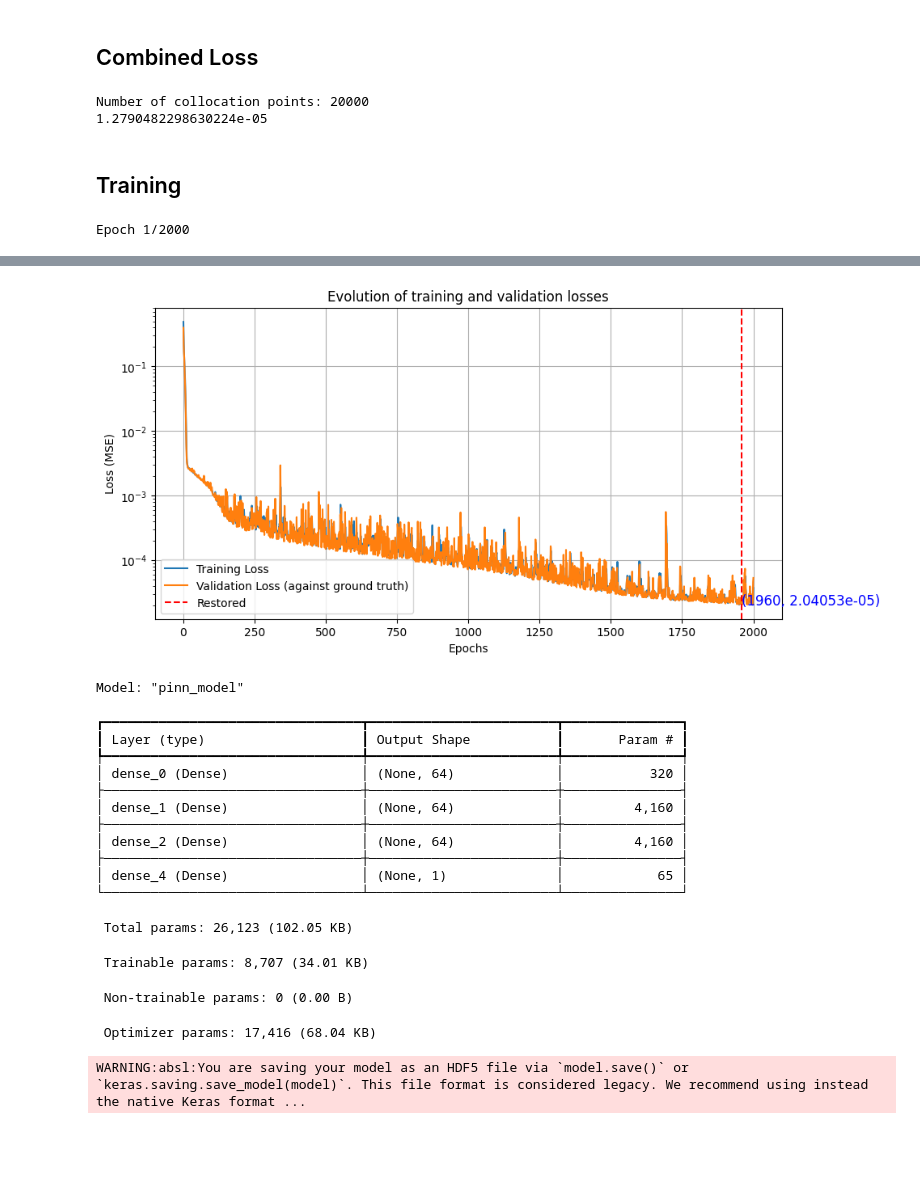
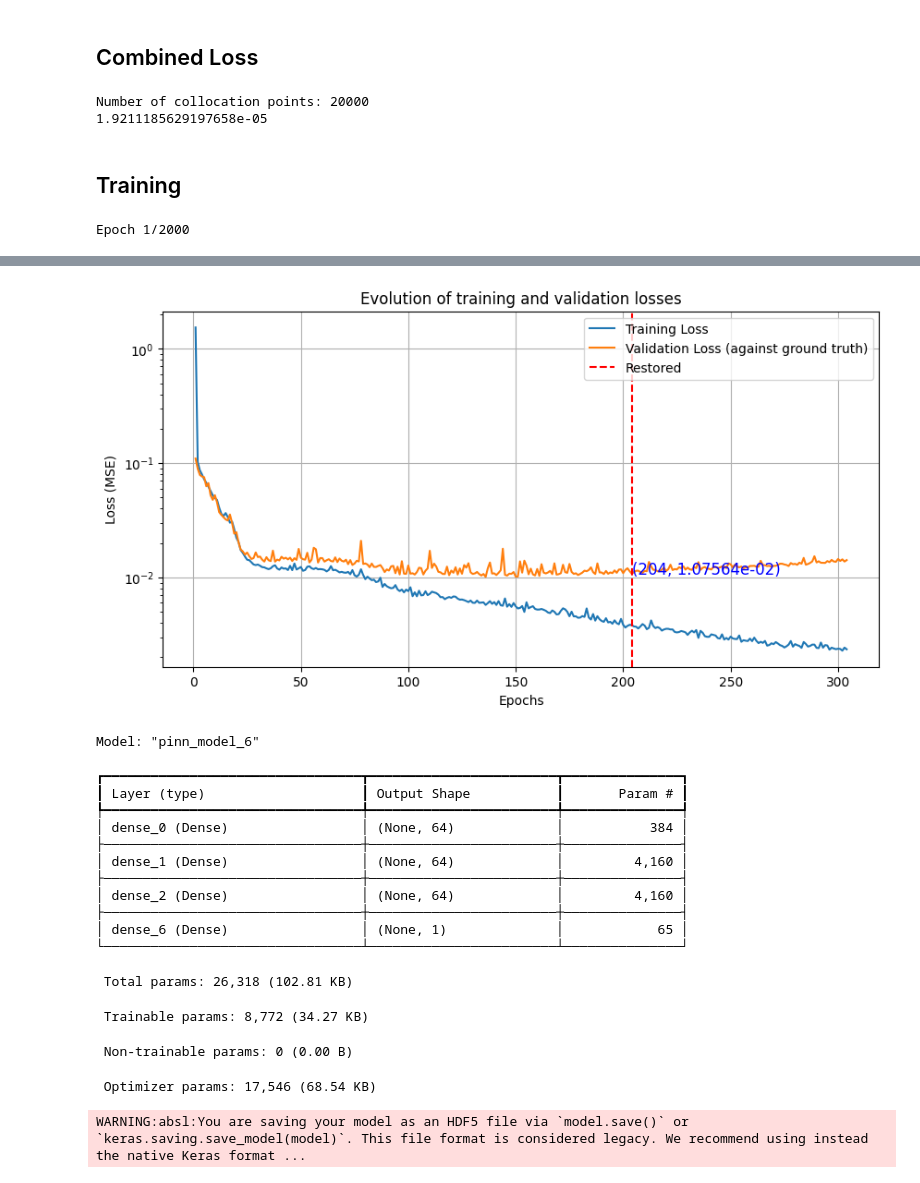
Before and after one commit to ZeArteaga/PINN-control-platooning, a Jupyter notebook: PINN.ipynb, the cells around one changed output, grey strips where cells are left out. Cells and saved outputs as stored; diff of their text form; code cells hidden in the pictures; blank space fills up the shorter version.

Commit message:
PINN ready to train. Trying to joint train constant vehicle params.

```diff
--- a/PINN.ipynb
+++ b/PINN.ipynb
@@ -369,17 +319,17 @@ MSE/RMSE for position: 2.13508e+03, 4.62069e+01
 # collocation points
 collocation_size = 20000
 print("Number of collocation points: " + str(collocation_size))
-#dimension size = 4 -> T x U x S (state: v, p)
-sampler = qmc.LatinHypercube(d=4)
+#dimension size -> ["t", "fv0_u", "fv0_v", "d_fv0_lv", "d*_fv0_lv"]
+sampler = qmc.LatinHypercube(d=n_features)
 collocation = sampler.random(n=collocation_size)
 print(qmc.discrepancy(collocation)) #evaluate sampling distribution
-l_bounds = [dataset['t'].min(), dataset['u'].min(), dataset['v_true'].min(), dataset['x_true'].min()]
-u_bounds = [dataset['t'].max(), dataset['u'].max(), dataset['v_true'].max(), dataset['x_true'].max()]
-X_c = qmc.scale(collocation, l_bounds, u_bounds).astype(np.float32)
+l_bounds = [df['t'].min(), df['fv0_u'].min(), df['fv0_v'].min(), df['d_fv0_lv'].min(), df['d*_fv0_lv'].min()]
+u_bounds = [df['t'].max(), df['fv0_u'].max(), df['fv0_v'].max(), df['d_fv0_lv'].max(), df['d*_fv0_lv'].max()]
+X_c = qmc.scale(collocation, l_bounds=l_bounds, u_bounds=u_bounds).astype(np.float32)
 pd.DataFrame(X_c).to_csv("data/collocation_data.csv")
 # %% [output]
 Number of collocation points: 20000
-1.2790482298630224e-05
+1.9211185629197658e-05
 # %%
 @keras.saving.register_keras_serializable()
 class PinnModel(keras.Model):
@@ -496,18 +452,20 @@ alpha = 0.5 #physics weight = 1-alpha
 #don't think boundary loss is needed when providing the states directly,
 # as they serve as x0 -> a hard constraint for initial condition at each time step
 true_phy_params = { #copied from above
-    "g":9.81,
-    "m":1500, #kg toyota prius 2001 curb weight
+    #*constant
+    "g": PHYSICS_PARAMS["g"],
+    "m": PHYSICS_PARAMS["m"], #kg toyota prius 2001 curb weight (fixed weight)
     # https://en.wikipedia.org/wiki/Automobile_drag_coefficient
-    "Af":2.1, # average drag (cross sectional) area
-    "Cd":0.27, #toyota prius 2001
-    "p":1.204, #average air density
+    "Af": PHYSICS_PARAMS["Af"], # car cross sectional area
+    "Cd": PHYSICS_PARAMS["Cd"], #toyota prius 2001
+    #*variable
     #rolling resistance:
-    "c0":0.0075,
-    "c1":2*10**-4,
-    "road_grade":np.atan(2/100) #in radians, 2% slope
+    "c0": PHYSICS_PARAMS["c0"],
+    "c1": PHYSICS_PARAMS["c1"],
+    "p": PHYSICS_PARAMS["p"], #average air density
+    "road_grade": PHYSICS_PARAMS["road_grade"]
 }
-train_params = ["c0", "c1"] #add these as trainable for now (joint training)
+train_params = {"m": 1000, "Af": 2.5, "Cd": 0.2} #add these as trainable for now (constant car parameters)
 #------
 
 pinn_model = PinnModel(true_phy_params, train_params, n_hid_layers, n_neurons, act)
@@ -560,7 +518,7 @@ callbacks = [early_stopping, lr_scheduler, checkpoint, custom_weight_logger]
 history_pinn_fwd = pinn_model.fit(x=X_train_norm, y=Y_train_norm,
                                   validation_data=(X_val_norm, Y_val_norm), #validating against true values here, not measurements
                                   batch_size=batch, epochs=epochs,
-                                  callbacks=callbacks, verbose=True)
+                                  callbacks=callbacks)
 loss_plot(history_pinn_fwd.history, start_from_epoch)
 pinn_model.summary()
 # %% [output]
@@ -585,20 +543,20 @@ Epoch 1275/2000
-[figure, old version]
+[figure, new version]
-Model: "pinn_model"
+Model: "pinn_model_6"
 ┏━━━━━━━━━━━━━━━━━━━━━━━━━━━━━━━━━┳━━━━━━━━━━━━━━━━━━━━━━━━┳━━━━━━━━━━━━━━━┓
 ┃ Layer (type)                    ┃ Output Shape           ┃       Param # ┃
 ┡━━━━━━━━━━━━━━━━━━━━━━━━━━━━━━━━━╇━━━━━━━━━━━━━━━━━━━━━━━━╇━━━━━━━━━━━━━━━┩
-│ dense_0 (Dense)                 │ (None, 64)             │           320 │
+│ dense_0 (Dense)                 │ (None, 64)             │           384 │
 ├─────────────────────────────────┼────────────────────────┼───────────────┤
 │ dense_1 (Dense)                 │ (None, 64)             │         4,160 │
 ├─────────────────────────────────┼────────────────────────┼───────────────┤
 │ dense_2 (Dense)                 │ (None, 64)             │         4,160 │
 ├─────────────────────────────────┼────────────────────────┼───────────────┤
-│ dense_4 (Dense)                 │ (None, 1)              │            65 │
+│ dense_6 (Dense)                 │ (None, 1)              │            65 │
 └─────────────────────────────────┴────────────────────────┴───────────────┘
- Total params: 26,123 (102.05 KB)
+ Total params: 26,318 (102.81 KB)
- Trainable params: 8,707 (34.01 KB)
+ Trainable params: 8,772 (34.27 KB)
  Non-trainable params: 0 (0.00 B)
- Optimizer params: 17,416 (68.04 KB)
+ Optimizer params: 17,546 (68.54 KB)
 # %%
 pinn_model.save("models/pinn_model_forward_best.h5")
 # %% [output]
```
Also changed, not shown: parts of 6 cells of this notebook, 2 other files.
